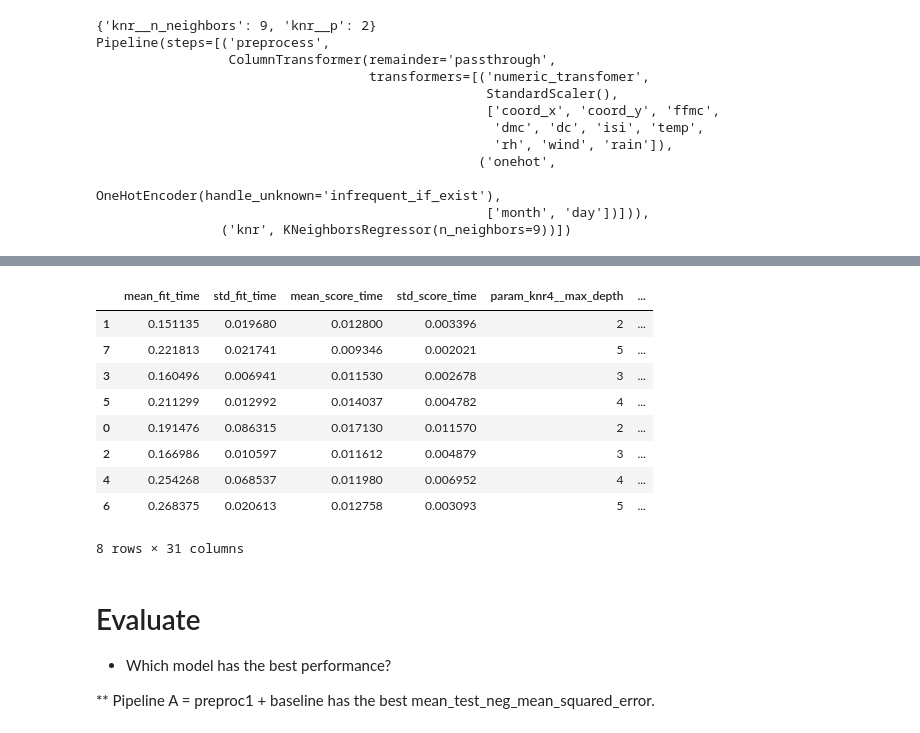
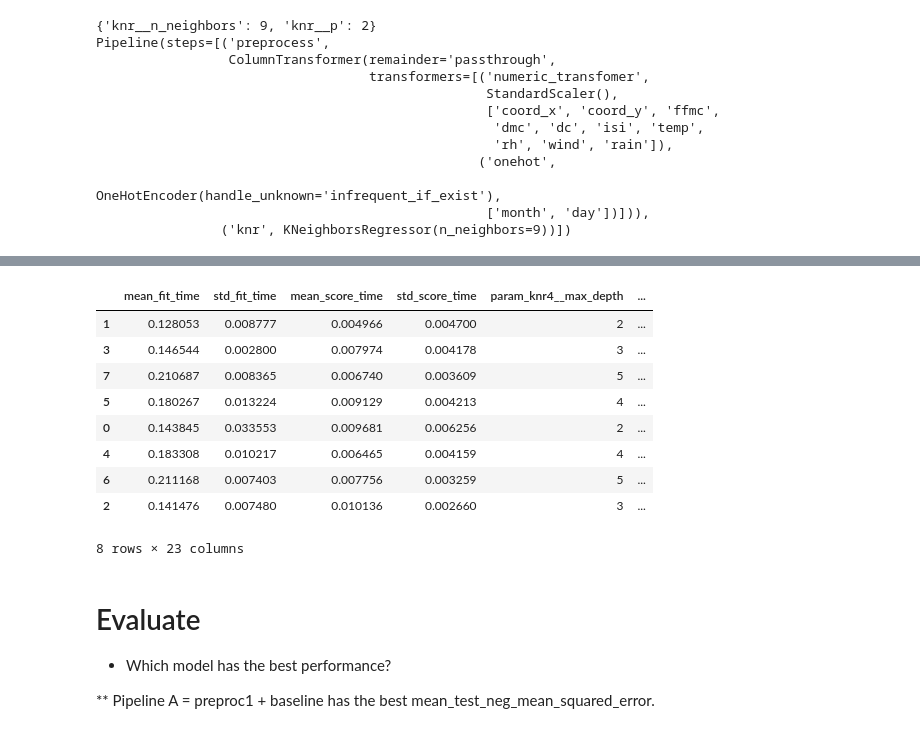
Before and after one commit to halekad/production, a Jupyter notebook: 02_activities/assignments/assignment_2.ipynb, the cells around one changed output, grey strips where cells are left out. Cells and saved outputs as stored; diff of their text form; code cells hidden in the pictures.

```diff
--- a/02_activities/assignments/assignment_2.ipynb
+++ b/02_activities/assignments/assignment_2.ipynb
@@ -603,35 +698,33 @@ res4
 # %%
 res4[['mean_fit_time', 'std_fit_time', 'mean_score_time', 'std_score_time',
        'param_knr4__max_depth', 'param_knr4__min_samples_leaf', 'params',
        'split0_test_neg_mean_absolute_error',
        'split1_test_neg_mean_absolute_error',
        'split2_test_neg_mean_absolute_error',
        'split3_test_neg_mean_absolute_error',
        'split4_test_neg_mean_absolute_error',
        'mean_test_neg_mean_absolute_error', 'std_test_neg_mean_absolute_error',
-       'rank_test_neg_mean_absolute_error', 'split0_test_recall',
-       'split1_test_recall', 'split2_test_recall', 'split3_test_recall',
-       'split4_test_recall', 'mean_test_recall', 'std_test_recall',
-       'rank_test_recall', 'split0_test_neg_mean_squared_error',
+       'rank_test_neg_mean_absolute_error',
+       'split0_test_neg_mean_squared_error',
        'split1_test_neg_mean_squared_error',
        'split2_test_neg_mean_squared_error',
        'split3_test_neg_mean_squared_error',
        'split4_test_neg_mean_squared_error',
        'mean_test_neg_mean_squared_error', 'std_test_neg_mean_squared_error',
        'rank_test_neg_mean_squared_error']].sort_values('rank_test_neg_mean_squared_error')
 
-#Note that best param {'knr3__max_depth': 2, 'knr3__min_samples_leaf': 2}, avg mean = -2986.5
+#Note that best param {'knr3__max_depth': 2, 'knr3__min_samples_leaf': 2}, avg mean = -2955.1
 # %% [output]
 |  | mean_fit_time | std_fit_time | mean_score_time | std_score_time | param_knr4__max_depth | ... |
-| 1 | 0.151135 | 0.019680 | 0.012800 | 0.003396 | 2 | ... |
-| 7 | 0.221813 | 0.021741 | 0.009346 | 0.002021 | 5 | ... |
-| 3 | 0.160496 | 0.006941 | 0.011530 | 0.002678 | 3 | ... |
-| 5 | 0.211299 | 0.012992 | 0.014037 | 0.004782 | 4 | ... |
-| 0 | 0.191476 | 0.086315 | 0.017130 | 0.011570 | 2 | ... |
-| 2 | 0.166986 | 0.010597 | 0.011612 | 0.004879 | 3 | ... |
-| 4 | 0.254268 | 0.068537 | 0.011980 | 0.006952 | 4 | ... |
-| 6 | 0.268375 | 0.020613 | 0.012758 | 0.003093 | 5 | ... |
+| 1 | 0.128053 | 0.008777 | 0.004966 | 0.004700 | 2 | ... |
+| 3 | 0.146544 | 0.002800 | 0.007974 | 0.004178 | 3 | ... |
+| 7 | 0.210687 | 0.008365 | 0.006740 | 0.003609 | 5 | ... |
+| 5 | 0.180267 | 0.013224 | 0.009129 | 0.004213 | 4 | ... |
+| 0 | 0.143845 | 0.033553 | 0.009681 | 0.006256 | 2 | ... |
+| 4 | 0.183308 | 0.010217 | 0.006465 | 0.004159 | 4 | ... |
+| 6 | 0.211168 | 0.007403 | 0.007756 | 0.003259 | 5 | ... |
+| 2 | 0.141476 | 0.007480 | 0.010136 | 0.002660 | 3 | ... |
-8 rows × 31 columns
+8 rows × 23 columns
 # %% [markdown]
 # Evaluate
 
```
Also changed, not shown: parts of 12 cells of this notebook.
